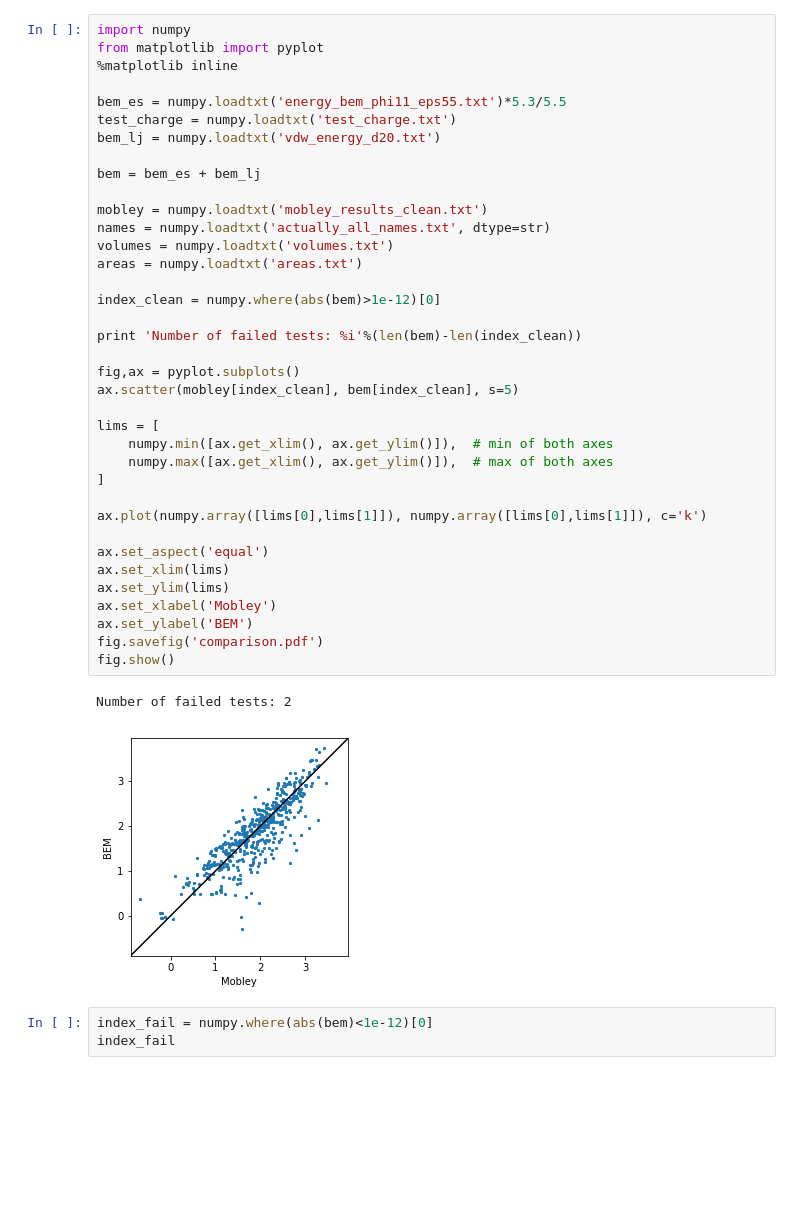
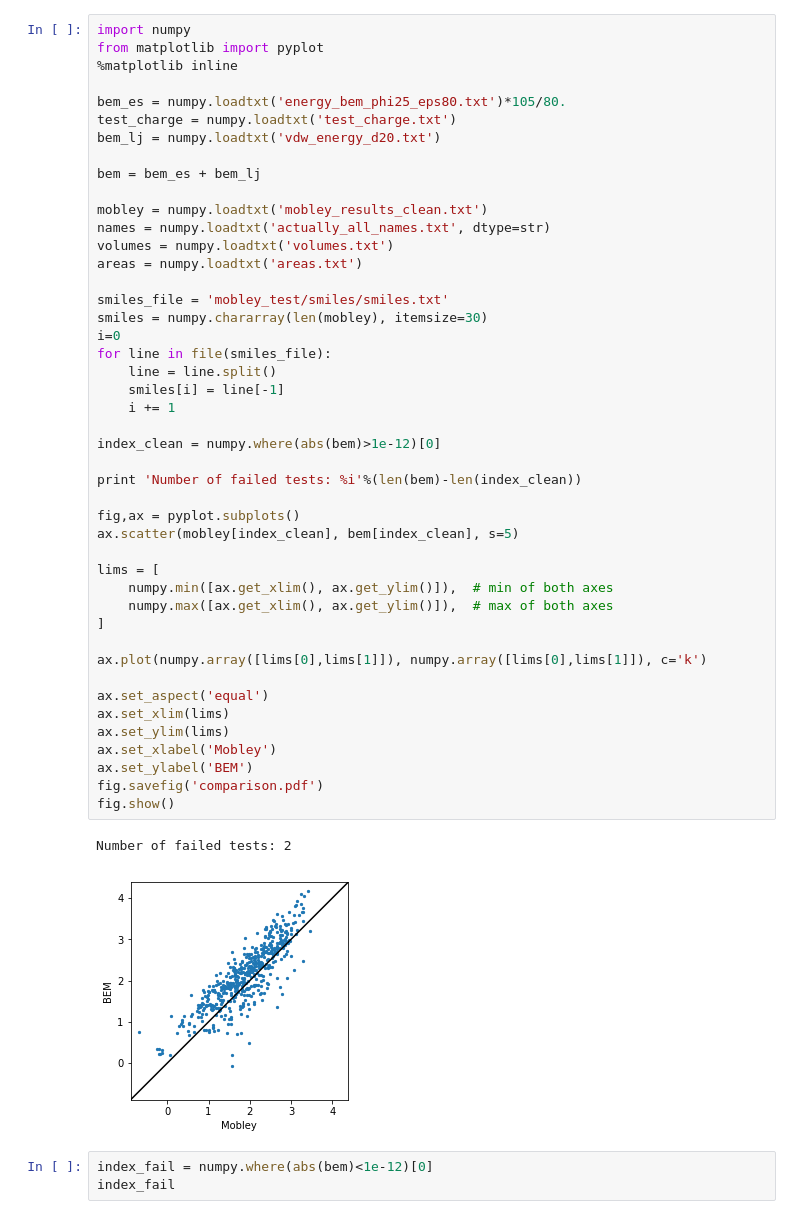
Before and after one commit to cdcooper84/nonpolar_solvation_testing, a Jupyter notebook: plot_compare.ipynb, the cells around one changed output. Cells and saved outputs as stored; diff of their text form; blank space fills up the shorter version.

```diff
--- a/plot_compare.ipynb
+++ b/plot_compare.ipynb
@@ -3,41 +3,49 @@ import numpy
 from matplotlib import pyplot
 %matplotlib inline
 
-bem_es = numpy.loadtxt('energy_bem_phi11_eps55.txt')*5.3/5.5
+bem_es = numpy.loadtxt('energy_bem_phi25_eps80.txt')*105/80.
 test_charge = numpy.loadtxt('test_charge.txt')
 bem_lj = numpy.loadtxt('vdw_energy_d20.txt')
 
 bem = bem_es + bem_lj
 
 mobley = numpy.loadtxt('mobley_results_clean.txt')
 names = numpy.loadtxt('actually_all_names.txt', dtype=str)
 volumes = numpy.loadtxt('volumes.txt')
 areas = numpy.loadtxt('areas.txt')
+
+smiles_file = 'mobley_test/smiles/smiles.txt'
+smiles = numpy.chararray(len(mobley), itemsize=30)
+i=0
+for line in file(smiles_file):
+    line = line.split()
+    smiles[i] = line[-1]
+    i += 1
 
 index_clean = numpy.where(abs(bem)>1e-12)[0]
 
 print 'Number of failed tests: %i'%(len(bem)-len(index_clean))
 
 fig,ax = pyplot.subplots()
 ax.scatter(mobley[index_clean], bem[index_clean], s=5)
 
 lims = [
     numpy.min([ax.get_xlim(), ax.get_ylim()]),  # min of both axes
     numpy.max([ax.get_xlim(), ax.get_ylim()]),  # max of both axes
 ]
 
 ax.plot(numpy.array([lims[0],lims[1]]), numpy.array([lims[0],lims[1]]), c='k')
 
 ax.set_aspect('equal')
 ax.set_xlim(lims)
 ax.set_ylim(lims)
 ax.set_xlabel('Mobley')
 ax.set_ylabel('BEM')
 fig.savefig('comparison.pdf')
 fig.show()
 # %% [output]
 Number of failed tests: 2
-[figure, old version]
+[figure, new version]
 # %%
 index_fail = numpy.where(abs(bem)<1e-12)[0]
 index_fail
```
Also changed, not shown: parts of 4 cells of this notebook, 1 other file.
